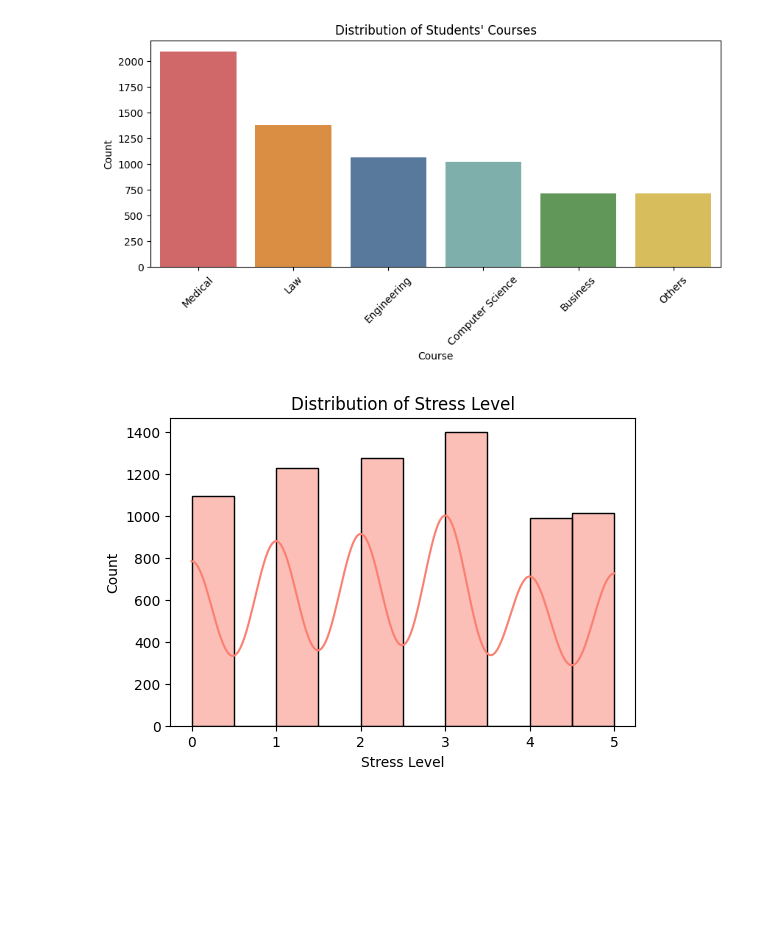
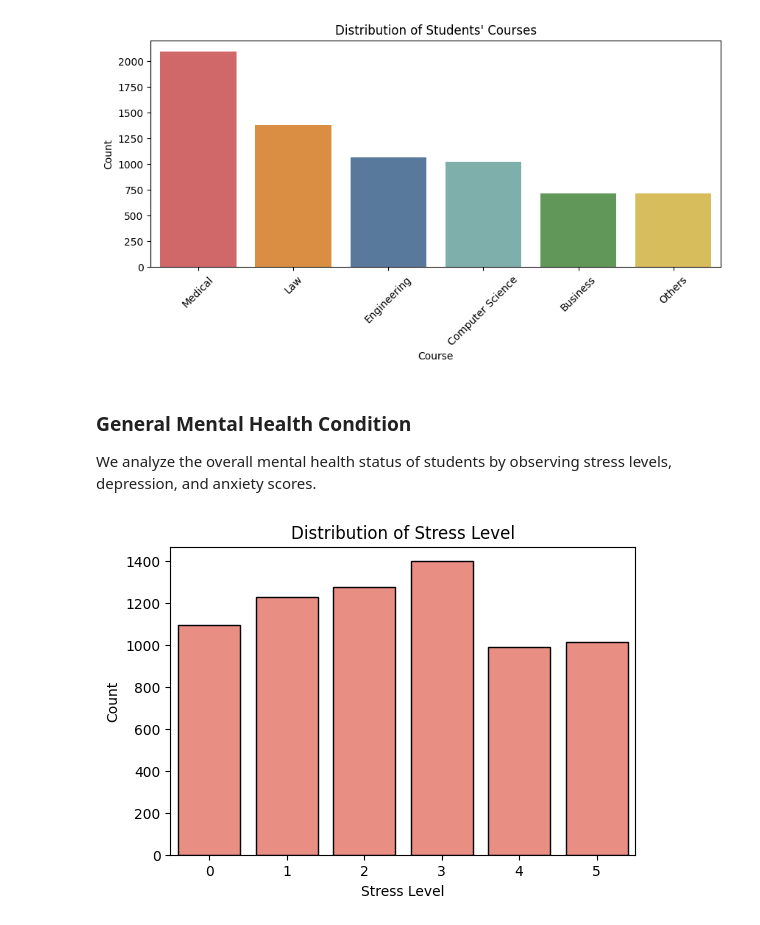
Before and after one commit to Emilianaalia/capstone-project-hacktiv8, a Jupyter notebook: capstone-notebook.ipynb, the cells around one changed output. Cells and saved outputs as stored; diff of their text form; code cells hidden in the pictures; blank space fills up the shorter version.

```diff
--- a/capstone-notebook.ipynb
+++ b/capstone-notebook.ipynb
@@ -37,3 +54,5 @@ data.head()
 data = data.dropna()
 data['CGPA'].fillna(data['CGPA'].mean(), inplace=True)
 data['Substance_Use'].fillna('Unknown', inplace=True);
+data.dropna(inplace=True)
+print(data.isnull().sum())  # semua kolom harus 0
@@ -40,5 +88,0 @@ data['Substance_Use'].fillna('Unknown', inplace=True);
-# %%
-data = data.dropna()
-
-data['CGPA'] = data['CGPA'].fillna(data['CGPA'].mean())
-data['Substance_Use'] = data['Substance_Use'].fillna('Unknown')
@@ -118,12 +126,15 @@ plt.ylabel('Count')
 plt.show()
 # %% [output]
 [figure]
+# %% [markdown]
+### General Mental Health Condition
+We analyze the overall mental health status of students by observing stress levels, depression, and anxiety scores.
 # %%
-plt.figure(figsize=(6,4))
-sns.histplot(data['Stress_Level'], bins=10, kde=True, color='salmon')
-plt.title('Distribution of Stress Level')
-plt.xlabel('Stress Level')
-plt.ylabel('Count')
+plt.figure(figsize=(6, 4))
+sns.countplot(data=data, x='Stress_Level', color='salmon', edgecolor='black')
+plt.title("Distribution of Stress Level")
+plt.xlabel("Stress Level")
+plt.ylabel("Count")
 plt.show()
 # %% [output]
-[figure, old version]
+[figure, new version]
```
Also changed, not shown: parts of 22 cells of this notebook.
